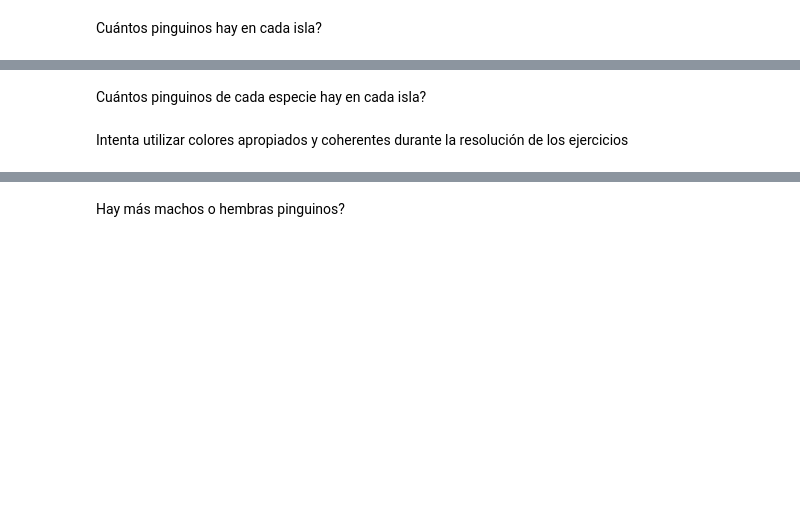
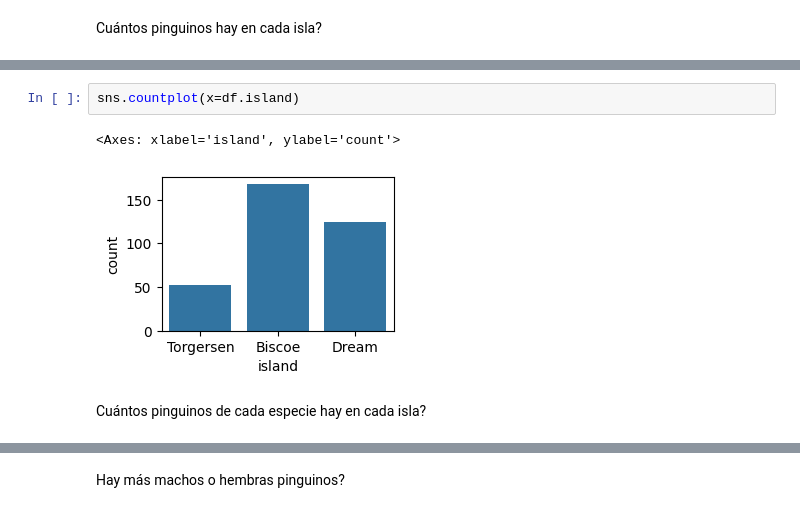
Before and after one commit to poacosta/ml_esesa_2024, a Jupyter notebook: 01.seaborn.ipynb, the cells around one changed output, grey strips where cells are left out. Drawn from its saved outputs; the diff is of its cells as text; blank space fills up the shorter version.

```diff
--- a/01.seaborn.ipynb
+++ b/01.seaborn.ipynb
@@ -24,4 +65,7 @@ Cuántos pinguinos hay en cada isla?
+# %%
+sns.countplot(x=df.island)
+# %% [output]
+<Axes: xlabel='island', ylabel='count'>
+[figure, added]
 # %% [markdown]
 Cuántos pinguinos de cada especie hay en cada isla?
-# %% [markdown]
-Intenta utilizar colores apropiados y coherentes durante la resolución de los ejercicios
```
Also changed, not shown: parts of 45 cells of this notebook, 2 other files.
